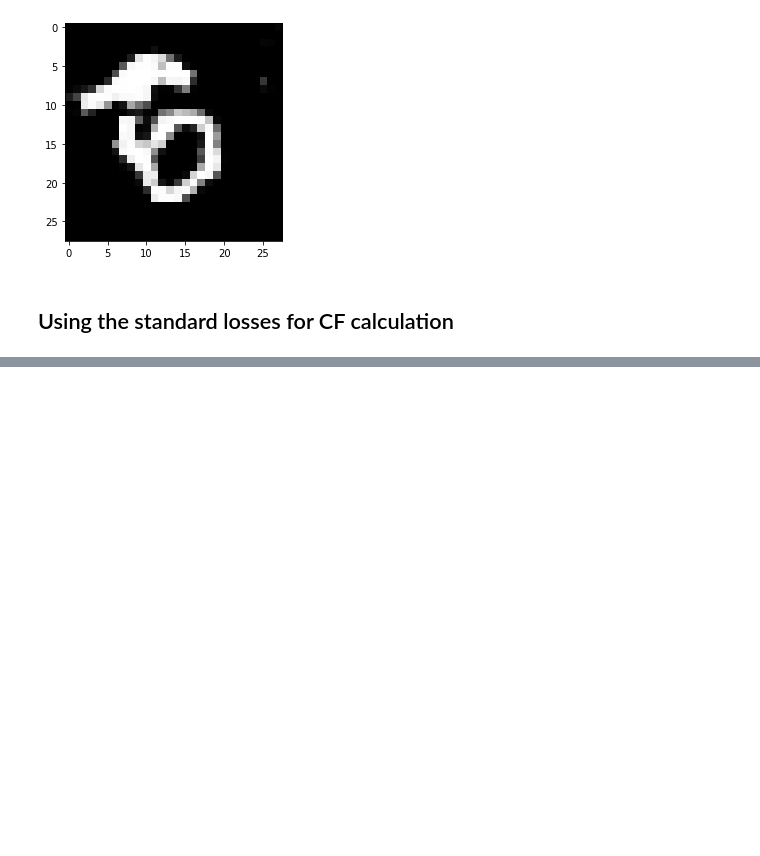
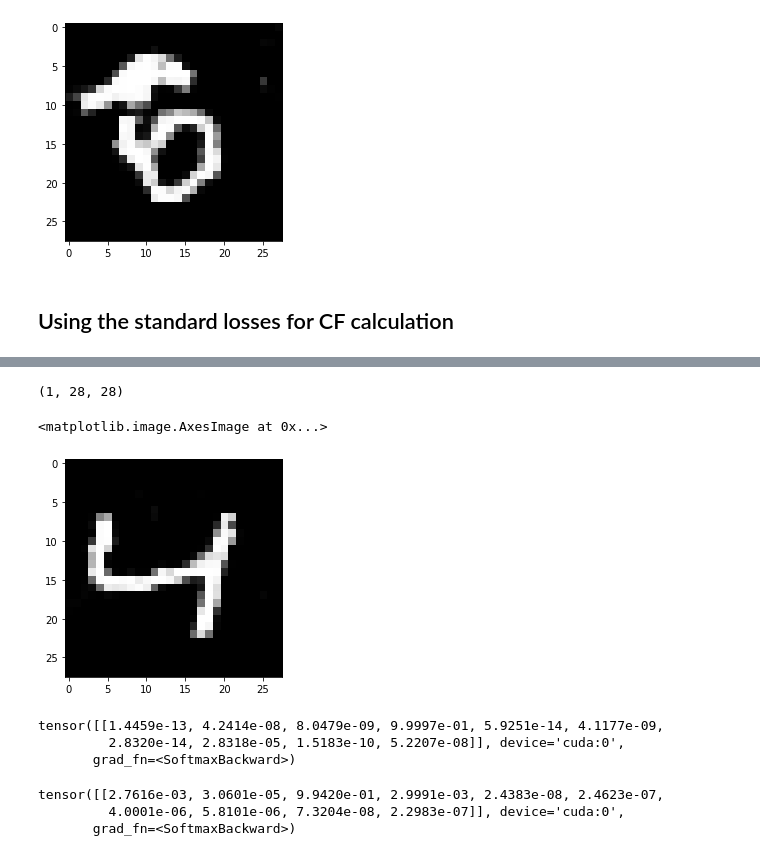
Before and after one commit to Mahantesh-Pattadkal-1993/CounterFactuals_GANs, a Jupyter notebook: Counterfactual_Computation.ipynb, the cells around one changed output, grey strips where cells are left out. Drawn from its saved outputs; the diff is of its cells as text; code cells hidden in the pictures; blank space fills up the shorter version.

```diff
--- a/Counterfactual_Computation.ipynb
+++ b/Counterfactual_Computation.ipynb
@@ -696,0 +745,80 @@ tensor(1.7275, grad_fn=<NllLossBackward>)
+# %%
+
+
+G_img= G(z_org) #generate the img
+G_img = G_img.to('cpu')  # bring it to cpu
+npimgs = G_img[0].detach().numpy()  #plot the image
+print(npimgs.shape)
+plt.imshow(npimgs[0],cmap='Greys_r')
+# %% [output]
+(1, 28, 28)
+<matplotlib.image.AxesImage at 0x...>
+[figure, added]
+# %%
+#Using nn.losses
+#finding the journey of the digits after every 50 iterations
+
+import torch.optim as optim
+import torch
+cos = nn.CosineSimilarity(dim=1, eps=1e-6)
+torch.manual_seed(100)
+#z_semi = torch.randn(1, 100,1,1).to(device)
+step_size = 0.1
+
+#Find the image closer to the original one but target prediction
+criterion1 = nn.MSELoss()
+nll = nn.NLLLoss()
+CE_loss = nn.CrossEntropyLoss()
+l1_loss = nn.L1Loss()
+BCE = nn.BCELoss()
+#optimizer = optim.SGD([z_semi], lr=0.01)
+
+
+#using latent dimension distance
+latent_z_journey = []
+for cnt in range(2,3,1):
+  z_semi = z_org.to(device)
+
+  overall_loss = 0
+  i=1
+  while (i<=2500):
+    z_semi.requires_grad = True
+
+    loss1 = criterion1(z_org,z_semi) # distance using MSE
+    loss2 = CE_loss(Classifier_model_logits(G(z_semi))[1],torch.tensor([cnt]).to(device) ) # ensure the class is maintained
+    loss3 = BCE(D(G(z_semi)), torch.tensor([1.0]).to(device))
+
+
+    #loss =  loss1 + loss2  # without PR
+    loss = loss1 + loss2 + 0.01*loss3 #with PR
+
+    z_semi.grad = None
+    loss.backward(retain_graph=True)
+    #optimizer.step()
+    z_semi.requires_grad = False
+    z_semi = z_semi - z_semi.grad * step_size
+    i = i+1
+    overall_loss= overall_loss + loss
+
+    if (i%50==0):
+
+      avg_loss = overall_loss/50.0
+      print("avg_loss " + "step " + " " +str(i) + str (avg_loss))
+
+      overall_loss = 0
+      latent_z_journey.append(z_semi)
+# %% [output]
+tensor([[1.4459e-13, 4.2414e-08, 8.0479e-09, 9.9997e-01, 5.9251e-14, 4.1177e-09,
+         2.8320e-14, 2.8318e-05, 1.5183e-10, 5.2207e-08]], device='cuda:0',
+       grad_fn=<SoftmaxBackward>)
+# %%
+# Plotting the counterfactual image iteration wise
+G_img= G(latent_z_journey[40])
+G_img = G_img.to('cpu')
+npimgs = G_img[0].detach().numpy()
+#print(npimgs.shape)
+plt.imshow(npimgs[0],cmap='Greys_r')
+# %% [output]
+tensor([[2.7616e-03, 3.0601e-05, 9.9420e-01, 2.9991e-03, 2.4383e-08, 2.4623e-07,
+         4.0001e-06, 5.8101e-06, 7.3204e-08, 2.2983e-07]], device='cuda:0',
+       grad_fn=<SoftmaxBackward>)
```
Also changed, not shown: parts of 25 cells of this notebook.
